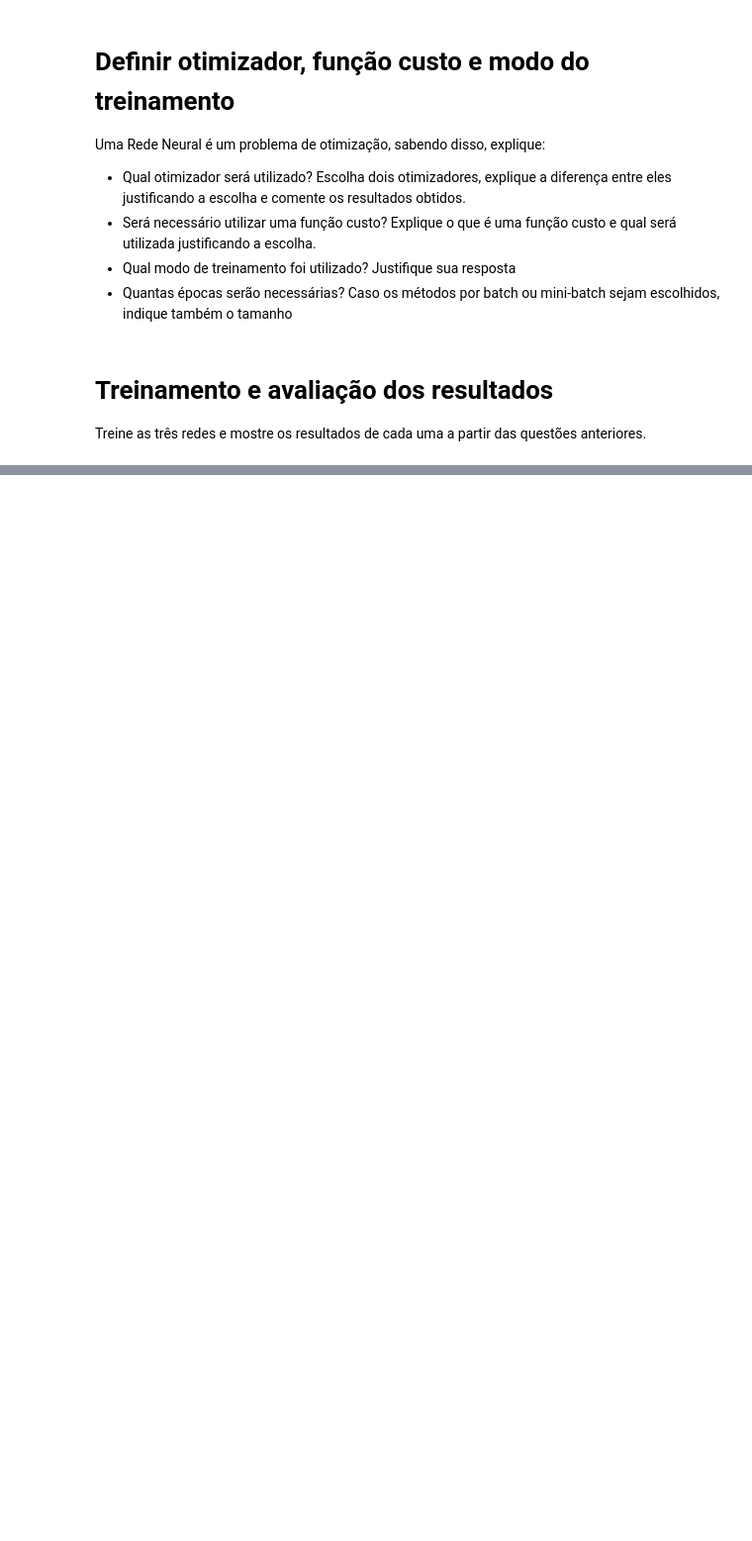
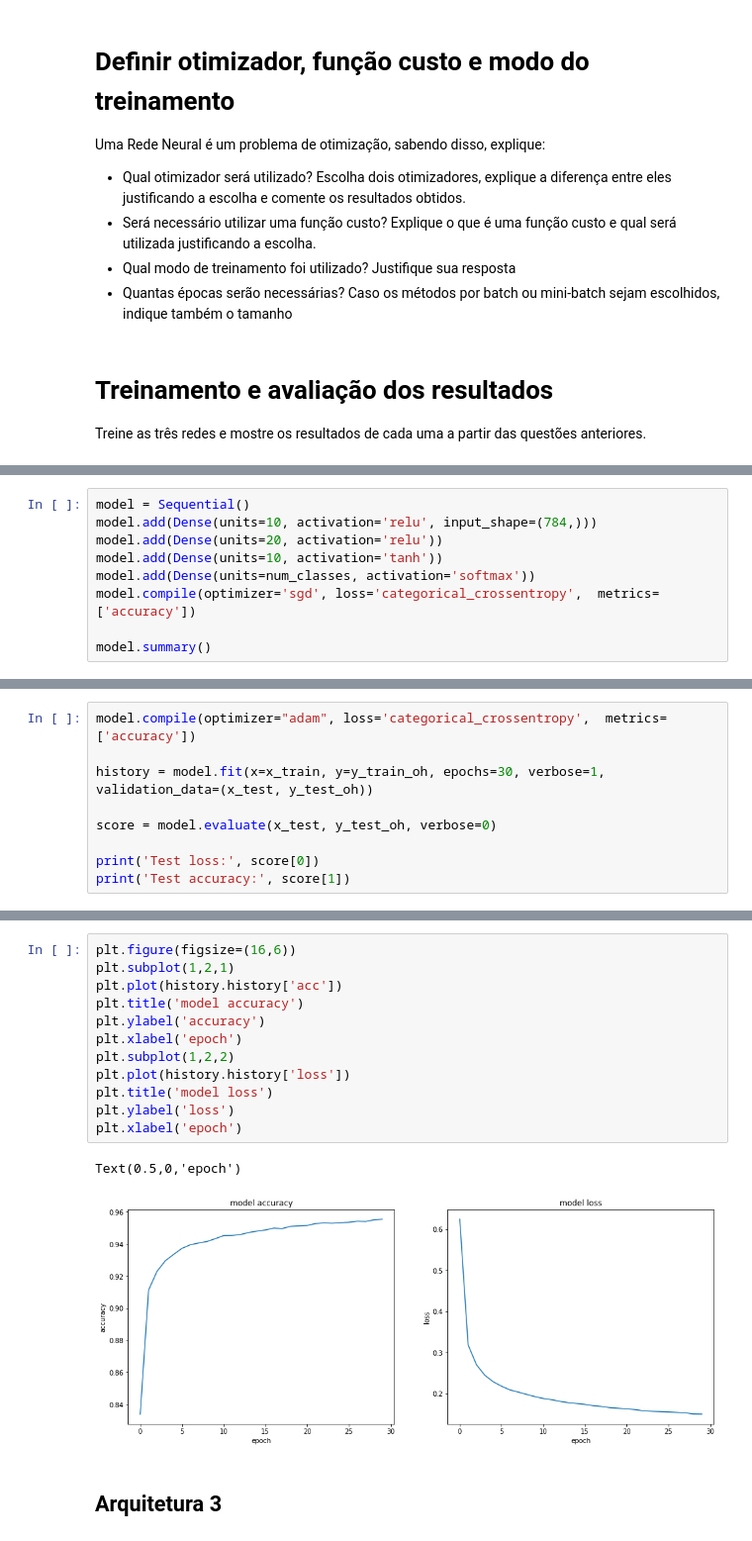
Before and after one commit to Vnicius/deep-learning-atividades, a Jupyter notebook: MLP para Imagens/Redes Neurais e Imagens.ipynb, the cells around one changed output, grey strips where cells are left out. Shown at 99% size. Cells and saved outputs as stored; diff of their text form; blank space fills up the shorter version.

Commit message:
Melhora arquiteturas e adiciona graficos

```diff
--- a/MLP para Imagens/Redes Neurais e Imagens.ipynb
+++ b/MLP para Imagens/Redes Neurais e Imagens.ipynb
@@ -213,0 +189,9 @@ Treine as três redes e mostre os resultados de cada uma a partir das questões
+# %%
+model = Sequential()
+model.add(Dense(units=10, activation='relu', input_shape=(784,)))
+model.add(Dense(units=20, activation='relu'))
+model.add(Dense(units=10, activation='tanh'))
+model.add(Dense(units=num_classes, activation='softmax'))
+model.compile(optimizer='sgd', loss='categorical_crossentropy',  metrics=['accuracy'])
+
+model.summary()
@@ -213,0 +214,9 @@ Treine as três redes e mostre os resultados de cada uma a partir das questões
+# %%
+model.compile(optimizer="adam", loss='categorical_crossentropy',  metrics=['accuracy'])
+
+history = model.fit(x=x_train, y=y_train_oh, epochs=30, verbose=1, validation_data=(x_test, y_test_oh))
+
+score = model.evaluate(x_test, y_test_oh, verbose=0)
+
+print('Test loss:', score[0])
+print('Test accuracy:', score[1])
@@ -213,0 +241,17 @@ Treine as três redes e mostre os resultados de cada uma a partir das questões
+# %%
+plt.figure(figsize=(16,6))
+plt.subplot(1,2,1)
+plt.plot(history.history['acc'])
+plt.title('model accuracy')
+plt.ylabel('accuracy')
+plt.xlabel('epoch')
+plt.subplot(1,2,2)
+plt.plot(history.history['loss'])
+plt.title('model loss')
+plt.ylabel('loss')
+plt.xlabel('epoch')
+# %% [output]
+Text(0.5,0,'epoch')
+[figure, added]
+# %% [markdown]
+## Arquitetura 3
```
Also changed, not shown: parts of 20 cells of this notebook.
